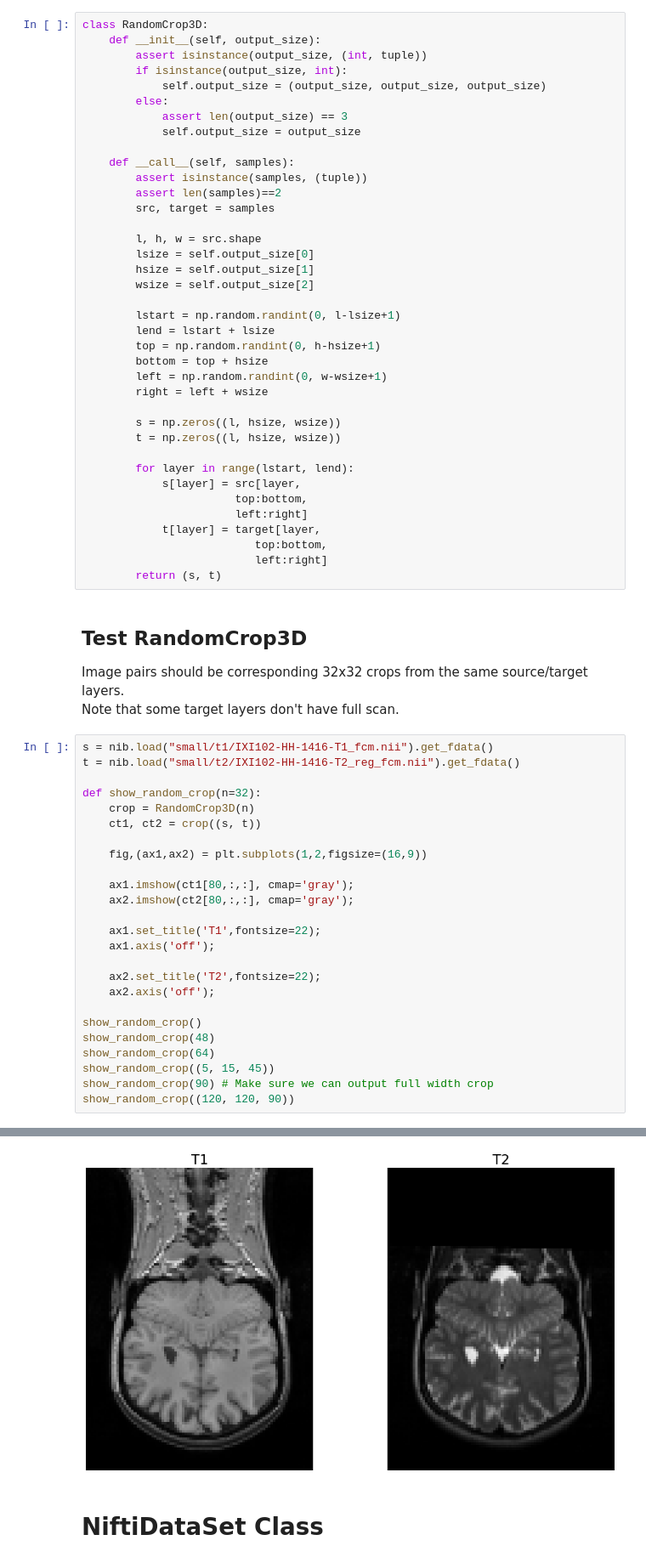
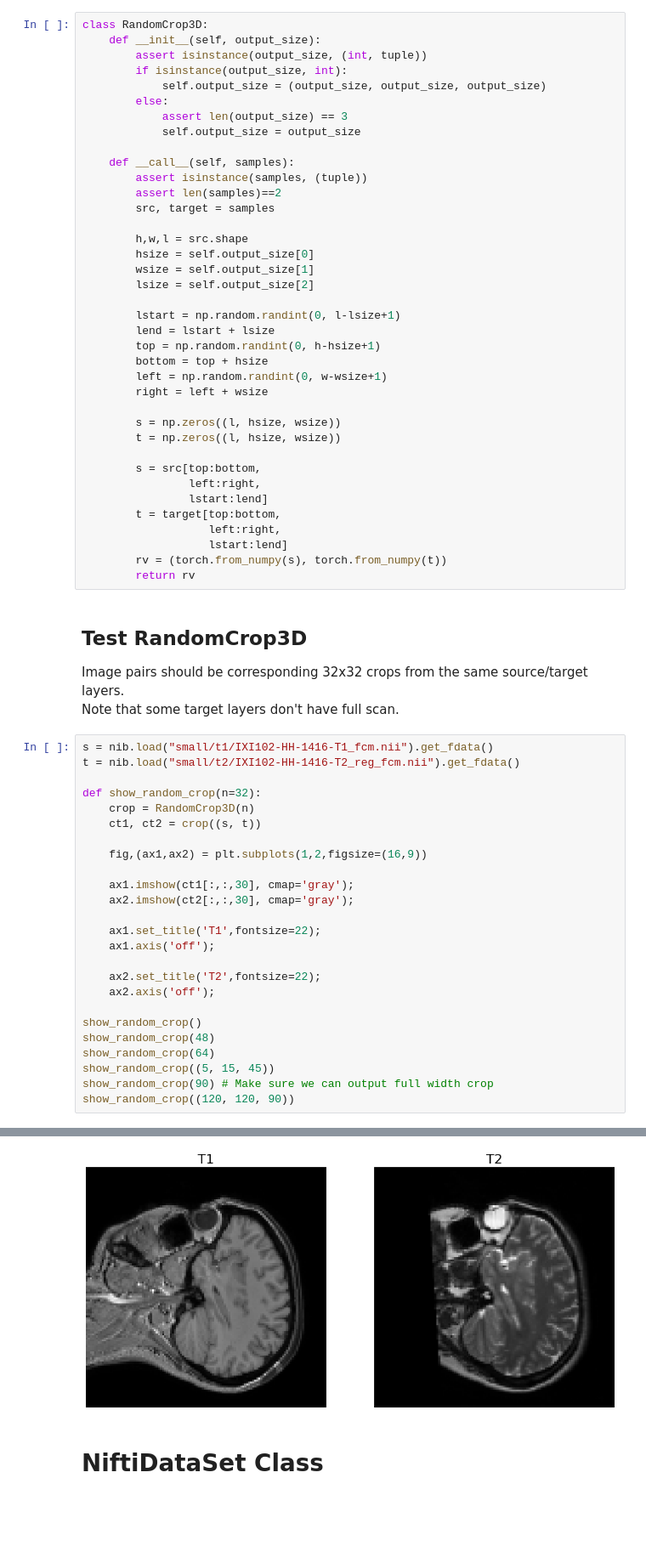
Before and after one commit to akiatoji/Killara, a Jupyter notebook: 3D_Medical_Image_Analysis_With_PyTorch/Section2.ipynb, the cells around one changed output, grey strips where cells are left out. Shown: that part at 85% size. Saved outputs shown, nothing was run; the diff lists cells and outputs as text; blank space fills up the shorter version.

```diff
--- a/3D_Medical_Image_Analysis_With_PyTorch/Section2.ipynb
+++ b/3D_Medical_Image_Analysis_With_PyTorch/Section2.ipynb
@@ -50,10 +52,10 @@ class RandomCrop3D:
         assert len(samples)==2
         src, target = samples
 
-        l, h, w = src.shape
-        lsize = self.output_size[0]
-        hsize = self.output_size[1]
-        wsize = self.output_size[2]
+        h,w,l = src.shape
+        hsize = self.output_size[0]
+        wsize = self.output_size[1]
+        lsize = self.output_size[2]
 
         lstart = np.random.randint(0, l-lsize+1)
         lend = lstart + lsize
@@ -65,14 +67,14 @@ class RandomCrop3D:
         s = np.zeros((l, hsize, wsize))
         t = np.zeros((l, hsize, wsize))
 
-        for layer in range(lstart, lend):
-            s[layer] = src[layer,
-                       top:bottom,
-                       left:right]
-            t[layer] = target[layer,
-                          top:bottom,
-                          left:right]
-        return (s, t)
+        s = src[top:bottom,
+                left:right,
+                lstart:lend]
+        t = target[top:bottom,
+                   left:right,
+                   lstart:lend]
+        rv = (torch.from_numpy(s), torch.from_numpy(t))
+        return rv
 # %% [markdown]
 ## Test RandomCrop3D
 
@@ -88,8 +90,8 @@ def show_random_crop(n=32):
 
     fig,(ax1,ax2) = plt.subplots(1,2,figsize=(16,9))
 
-    ax1.imshow(ct1[80,:,:], cmap='gray');
-    ax2.imshow(ct2[80,:,:], cmap='gray');
+    ax1.imshow(ct1[:,:,30], cmap='gray');
+    ax2.imshow(ct2[:,:,30], cmap='gray');
 
     ax1.set_title('T1',fontsize=22);
     ax1.axis('off');
@@ -112,4 +114,4 @@ show_random_crop((120, 120, 90))
-[figure, old version]
+[figure, new version]
 # %% [markdown]
 # NiftiDataSet Class
 # %%
```
Also changed, not shown: parts of 5 cells of this notebook, 2 other files.
